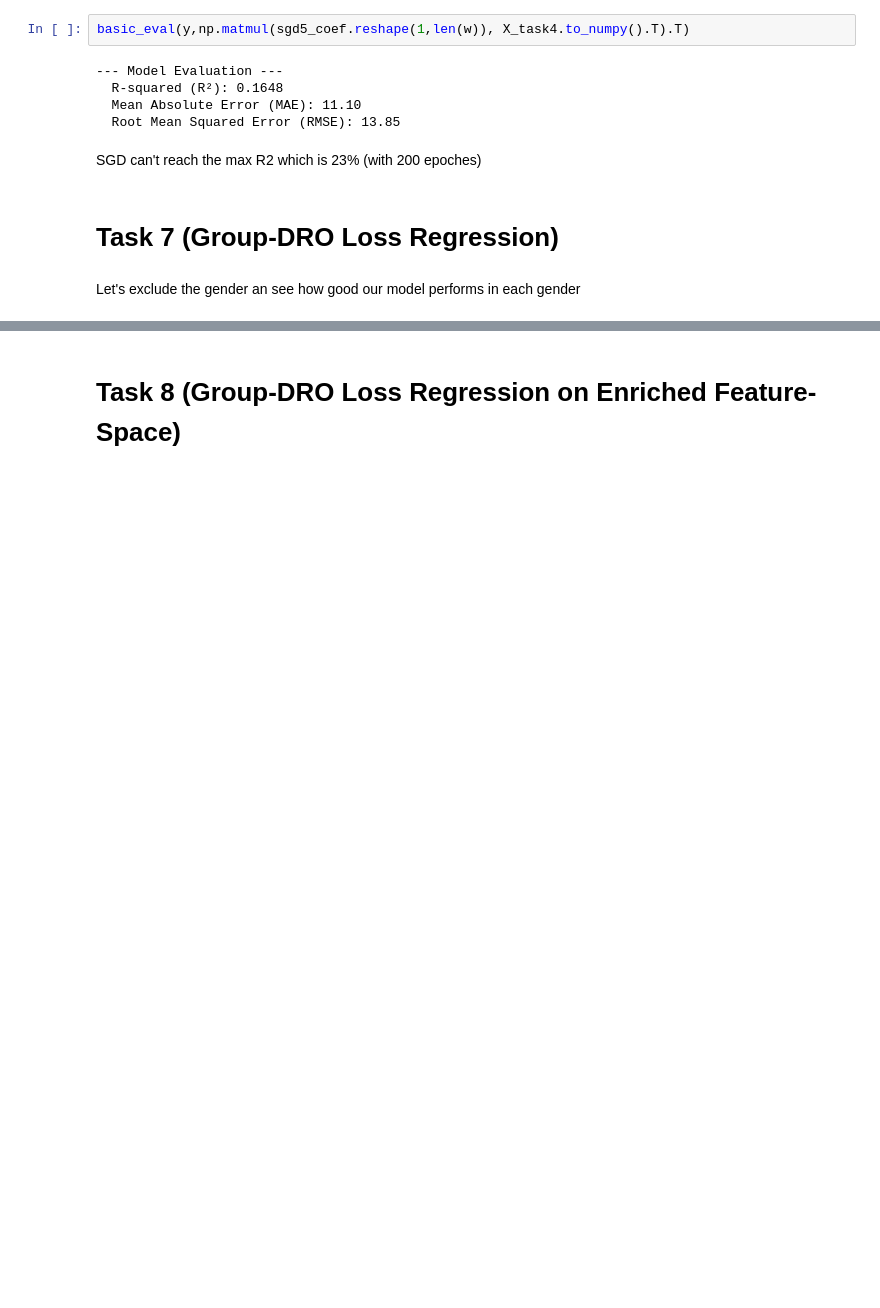
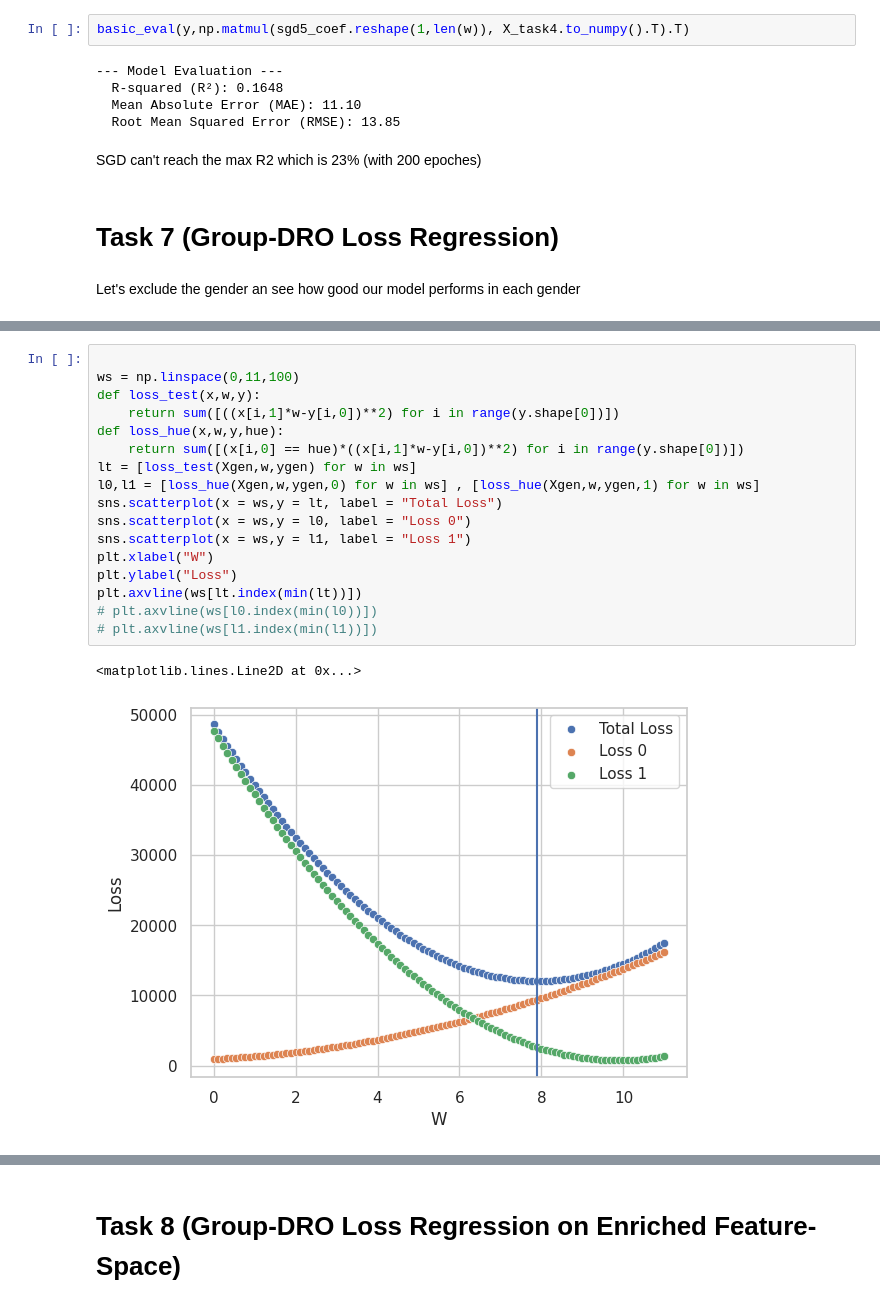
Before and after one commit to akp2003/Machine_Learning_Exercises, a Jupyter notebook: Adv_AI/P1/Project1.ipynb, the cells around one changed output, grey strips where cells are left out. Cells and saved outputs as stored; diff of their text form; blank space fills up the shorter version.

```diff
--- a/Adv_AI/P1/Project1.ipynb
+++ b/Adv_AI/P1/Project1.ipynb
@@ -954,0 +1101,20 @@ plt.plot([min_val, max_val], [min_val, max_val], 'r--', lw=2)
+# %%
+
+ws = np.linspace(0,11,100)
+def loss_test(x,w,y):
+    return sum([((x[i,1]*w-y[i,0])**2) for i in range(y.shape[0])])
+def loss_hue(x,w,y,hue):
+    return sum([(x[i,0] == hue)*((x[i,1]*w-y[i,0])**2) for i in range(y.shape[0])])
+lt = [loss_test(Xgen,w,ygen) for w in ws]
+l0,l1 = [loss_hue(Xgen,w,ygen,0) for w in ws] , [loss_hue(Xgen,w,ygen,1) for w in ws]
+sns.scatterplot(x = ws,y = lt, label = "Total Loss")
+sns.scatterplot(x = ws,y = l0, label = "Loss 0")
+sns.scatterplot(x = ws,y = l1, label = "Loss 1")
+plt.xlabel("W")
+plt.ylabel("Loss")
+plt.axvline(ws[lt.index(min(lt))])
+# plt.axvline(ws[l0.index(min(l0))])
+# plt.axvline(ws[l1.index(min(l1))])
+# %% [output]
+<matplotlib.lines.Line2D at 0x...>
+[figure, added]
```
Also changed, not shown: parts of 44 cells of this notebook, 2 other files.
